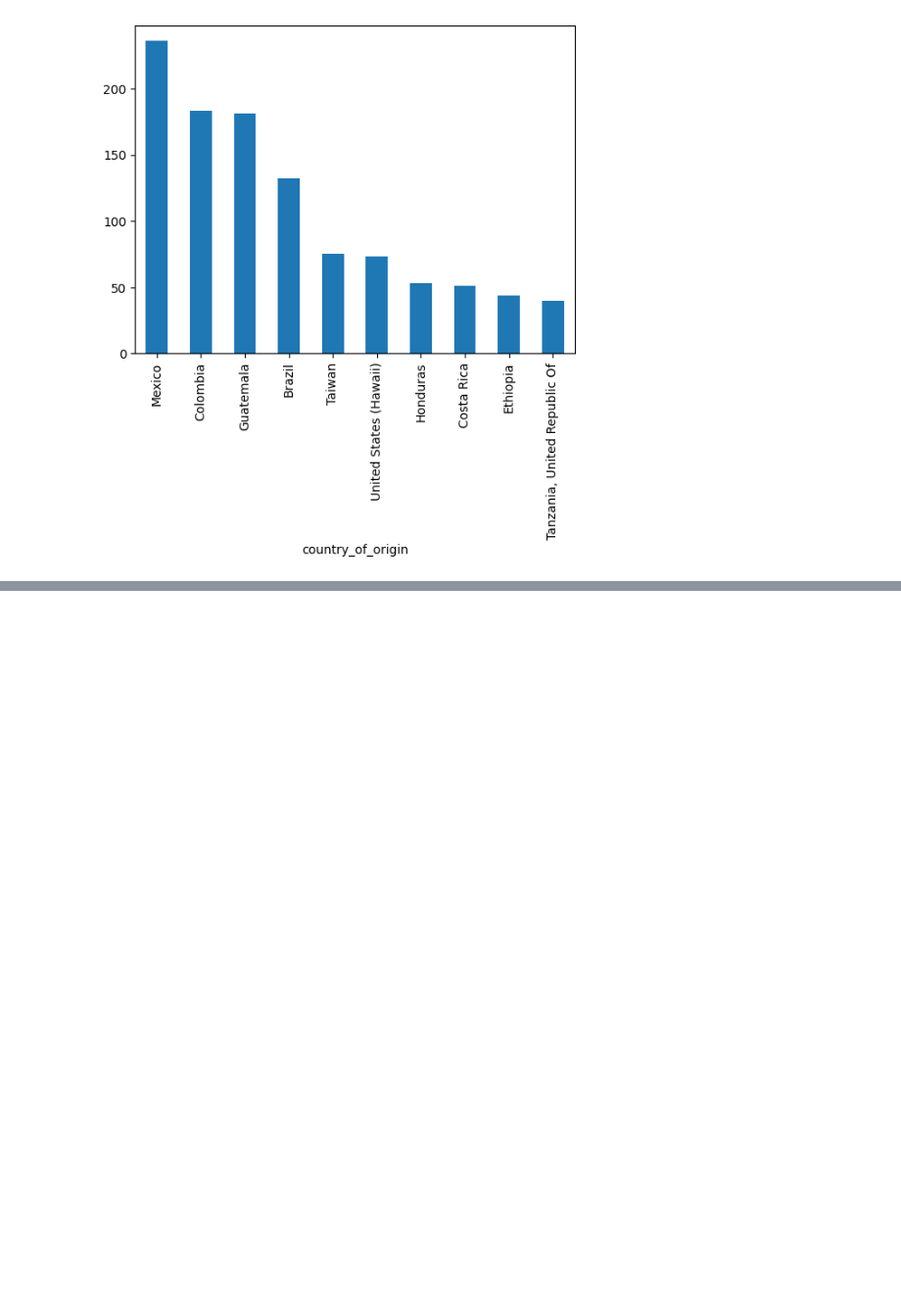
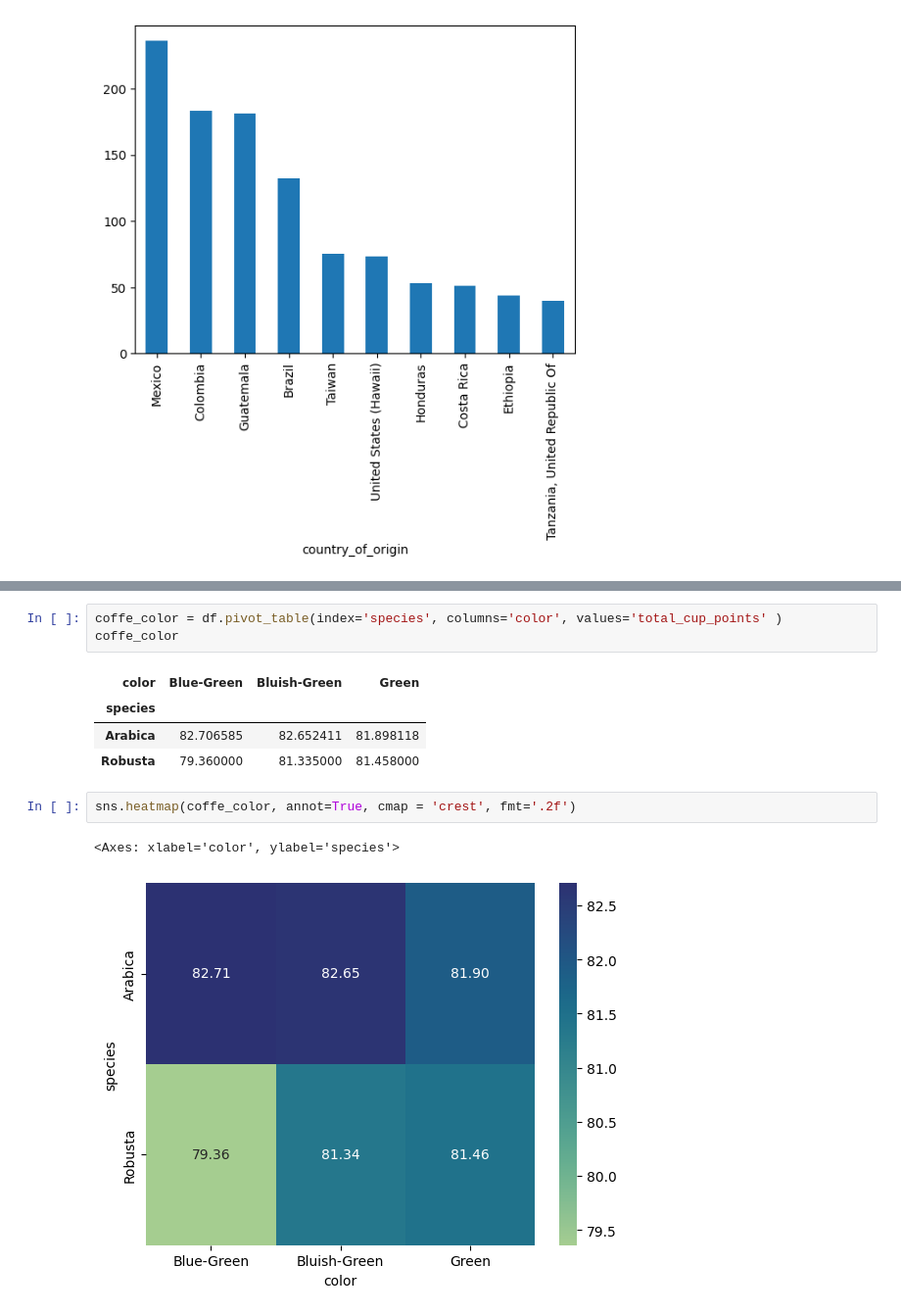
Before and after one commit to anastasiia3006/HW6, a Jupyter notebook: step_project1.ipynb, the cells around one changed output, grey strips where cells are left out. Shown at 98% size. Cells and saved outputs as stored; diff of their text form; blank space fills up the shorter version.

```diff
--- a/step_project1.ipynb
+++ b/step_project1.ipynb
@@ -140,0 +143,13 @@ else:
+# %%
+coffe_color = df.pivot_table(index='species', columns='color', values='total_cup_points' )
+coffe_color
+# %% [output]
+| color | Blue-Green | Bluish-Green | Green |
+| species |  |  |  |
+| Arabica | 82.706585 | 82.652411 | 81.898118 |
+| Robusta | 79.360000 | 81.335000 | 81.458000 |
+# %%
+sns.heatmap(coffe_color, annot=True, cmap = 'crest', fmt='.2f')
+# %% [output]
+<Axes: xlabel='color', ylabel='species'>
+[figure, added]
```
Also changed, not shown: parts of 18 cells of this notebook.
